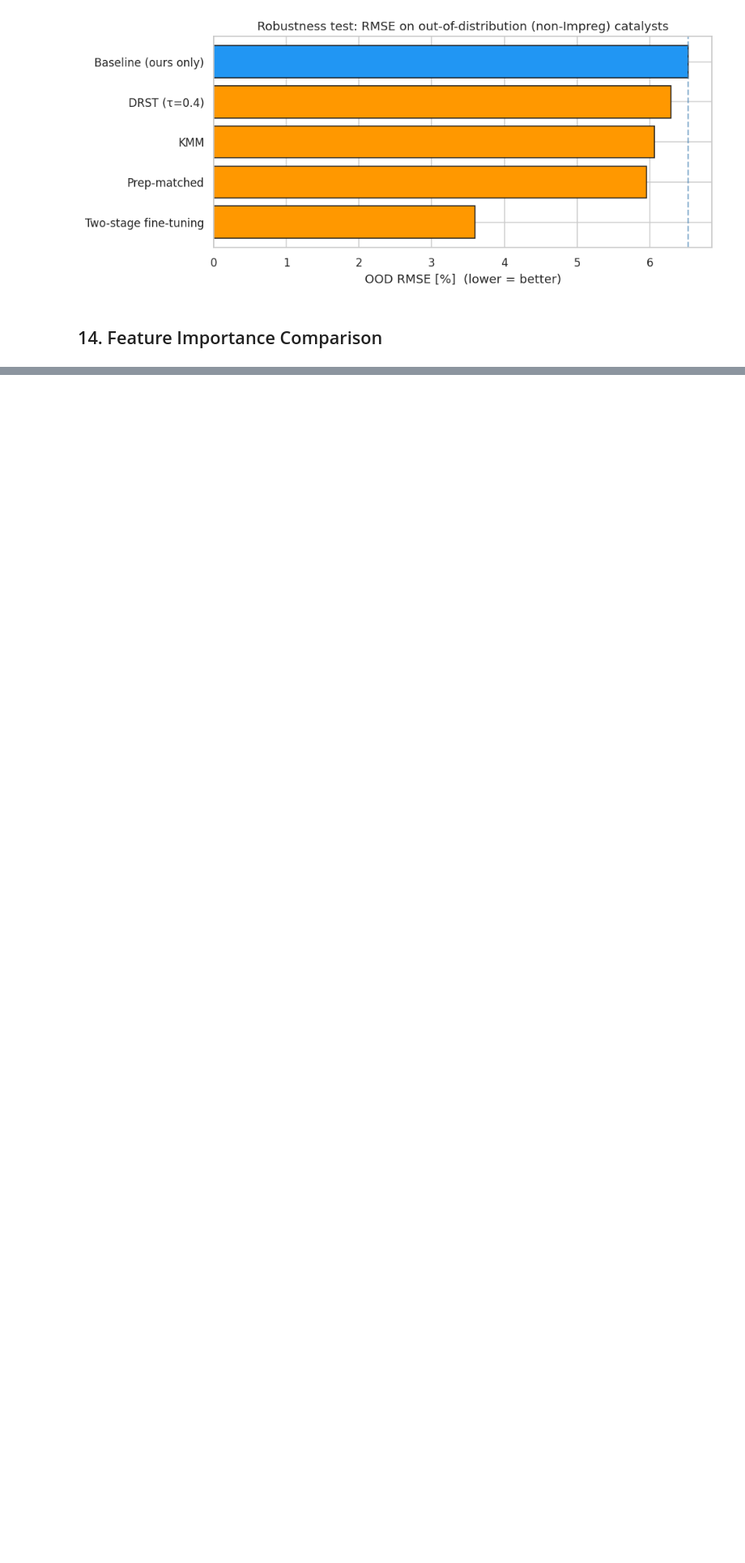
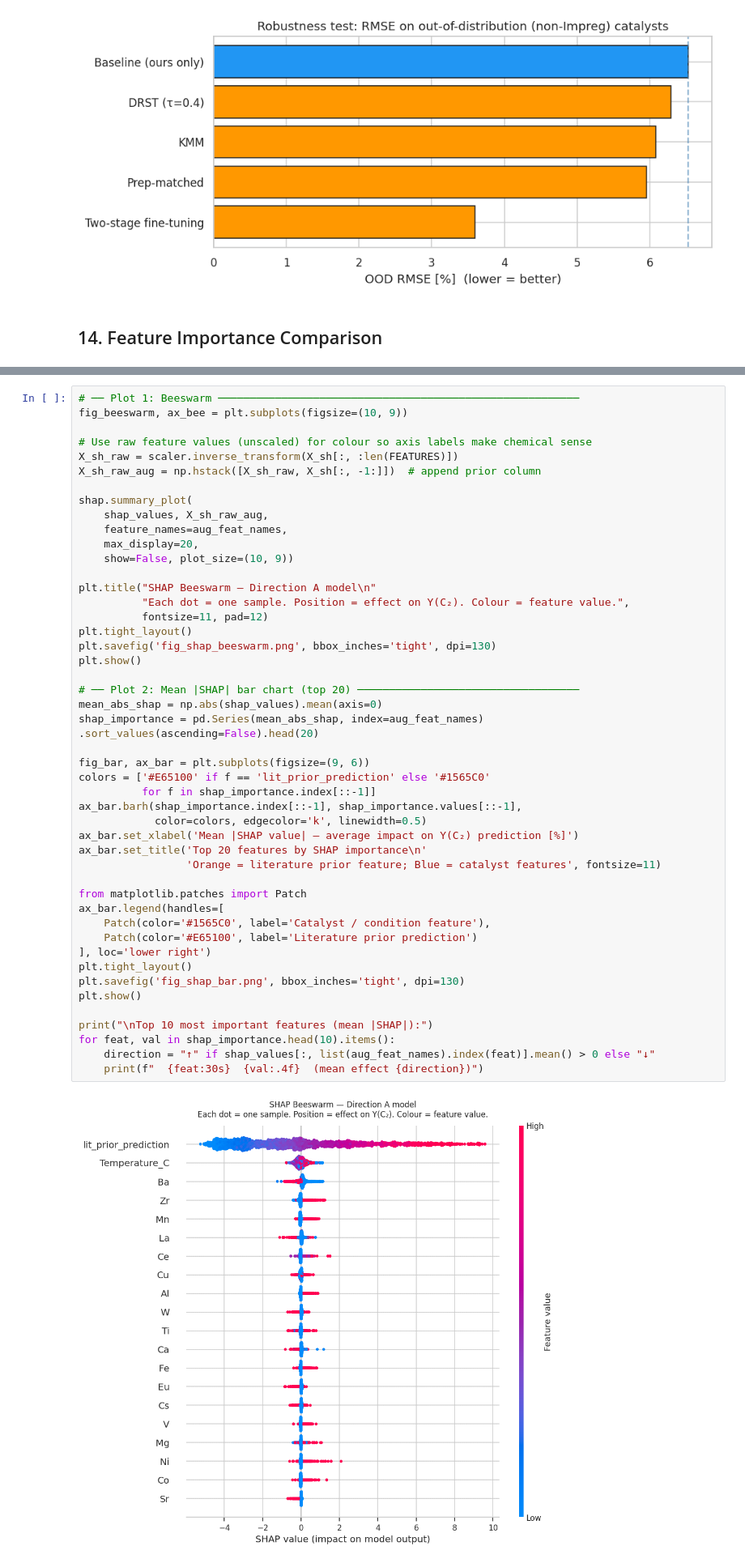
Before and after one commit to ParthN9i4/OCM-Dataset-JAIST, a Jupyter notebook: ocm_analysis.ipynb, the cells around one changed output, grey strips where cells are left out. Shown at 81% size. Cells and saved outputs as stored; diff of their text form; blank space fills up the shorter version.

```diff
--- a/ocm_analysis.ipynb
+++ b/ocm_analysis.ipynb
@@ -1165,0 +1230,49 @@ plt.show()
+# %%
+# ── Plot 1: Beeswarm ─────────────────────────────────────────────────────────
+fig_beeswarm, ax_bee = plt.subplots(figsize=(10, 9))
+
+# Use raw feature values (unscaled) for colour so axis labels make chemical sense
+X_sh_raw = scaler.inverse_transform(X_sh[:, :len(FEATURES)])
+X_sh_raw_aug = np.hstack([X_sh_raw, X_sh[:, -1:]])  # append prior column
+
+shap.summary_plot(
+    shap_values, X_sh_raw_aug,
+    feature_names=aug_feat_names,
+    max_display=20,
+    show=False, plot_size=(10, 9))
+
+plt.title("SHAP Beeswarm — Direction A model\n"
+          "Each dot = one sample. Position = effect on Y(C₂). Colour = feature value.",
+          fontsize=11, pad=12)
+plt.tight_layout()
+plt.savefig('fig_shap_beeswarm.png', bbox_inches='tight', dpi=130)
+plt.show()
+
+# ── Plot 2: Mean |SHAP| bar chart (top 20) ───────────────────────────────────
+mean_abs_shap = np.abs(shap_values).mean(axis=0)
+shap_importance = pd.Series(mean_abs_shap, index=aug_feat_names)                    .sort_values(ascending=False).head(20)
+
+fig_bar, ax_bar = plt.subplots(figsize=(9, 6))
+colors = ['#E65100' if f == 'lit_prior_prediction' else '#1565C0'
+          for f in shap_importance.index[::-1]]
+ax_bar.barh(shap_importance.index[::-1], shap_importance.values[::-1],
+            color=colors, edgecolor='k', linewidth=0.5)
+ax_bar.set_xlabel('Mean |SHAP value| — average impact on Y(C₂) prediction [%]')
+ax_bar.set_title('Top 20 features by SHAP importance\n'
+                 'Orange = literature prior feature; Blue = catalyst features', fontsize=11)
+
+from matplotlib.patches import Patch
+ax_bar.legend(handles=[
+    Patch(color='#1565C0', label='Catalyst / condition feature'),
+    Patch(color='#E65100', label='Literature prior prediction')
+], loc='lower right')
+plt.tight_layout()
+plt.savefig('fig_shap_bar.png', bbox_inches='tight', dpi=130)
+plt.show()
+
+print("\nTop 10 most important features (mean |SHAP|):")
+for feat, val in shap_importance.head(10).items():
+    direction = "↑" if shap_values[:, list(aug_feat_names).index(feat)].mean() > 0 else "↓"
+    print(f"  {feat:30s}  {val:.4f}  (mean effect {direction})")
+# %% [output]
+[figure, added]
```
Also changed, not shown: parts of 10 cells of this notebook, 19 other files.
